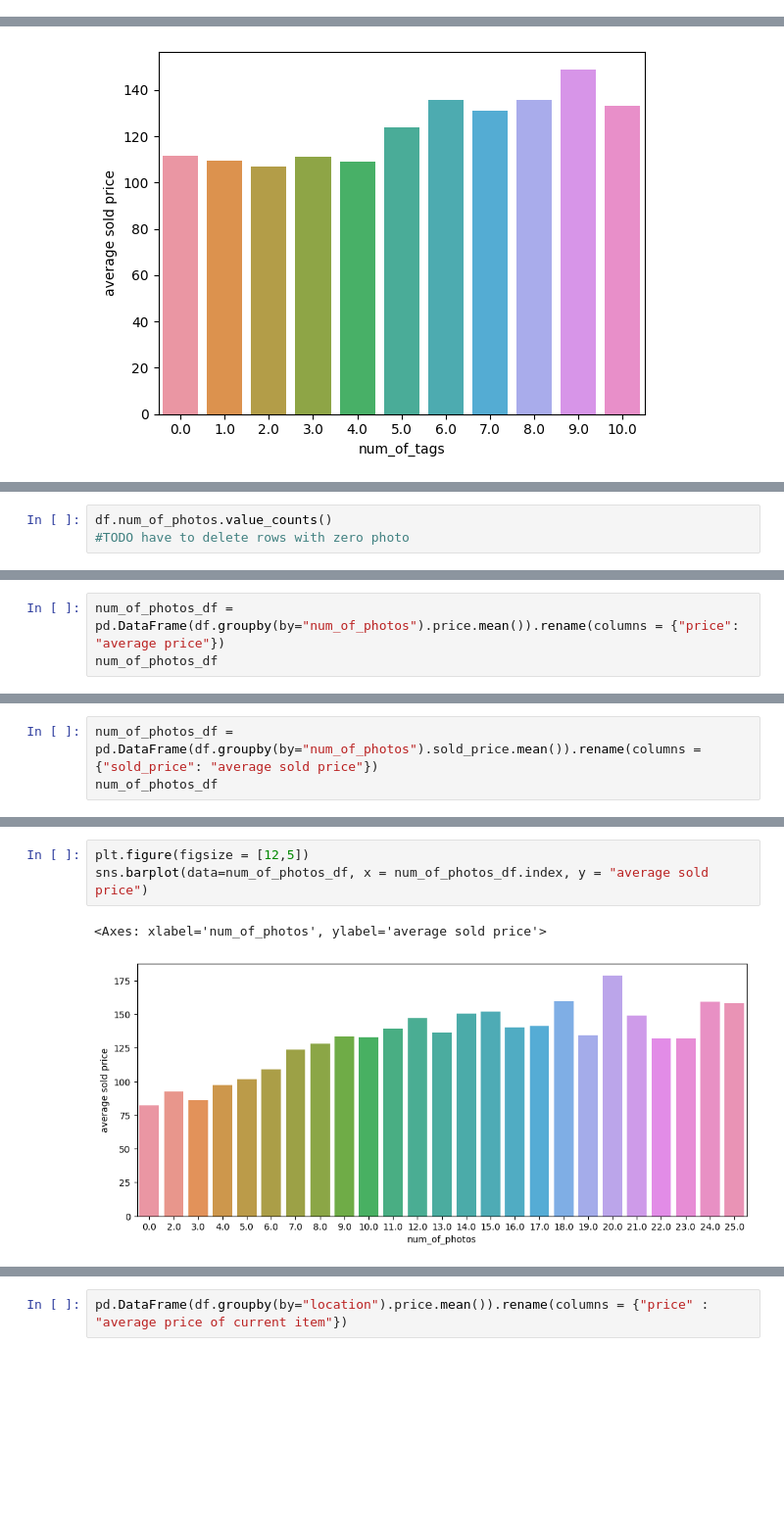
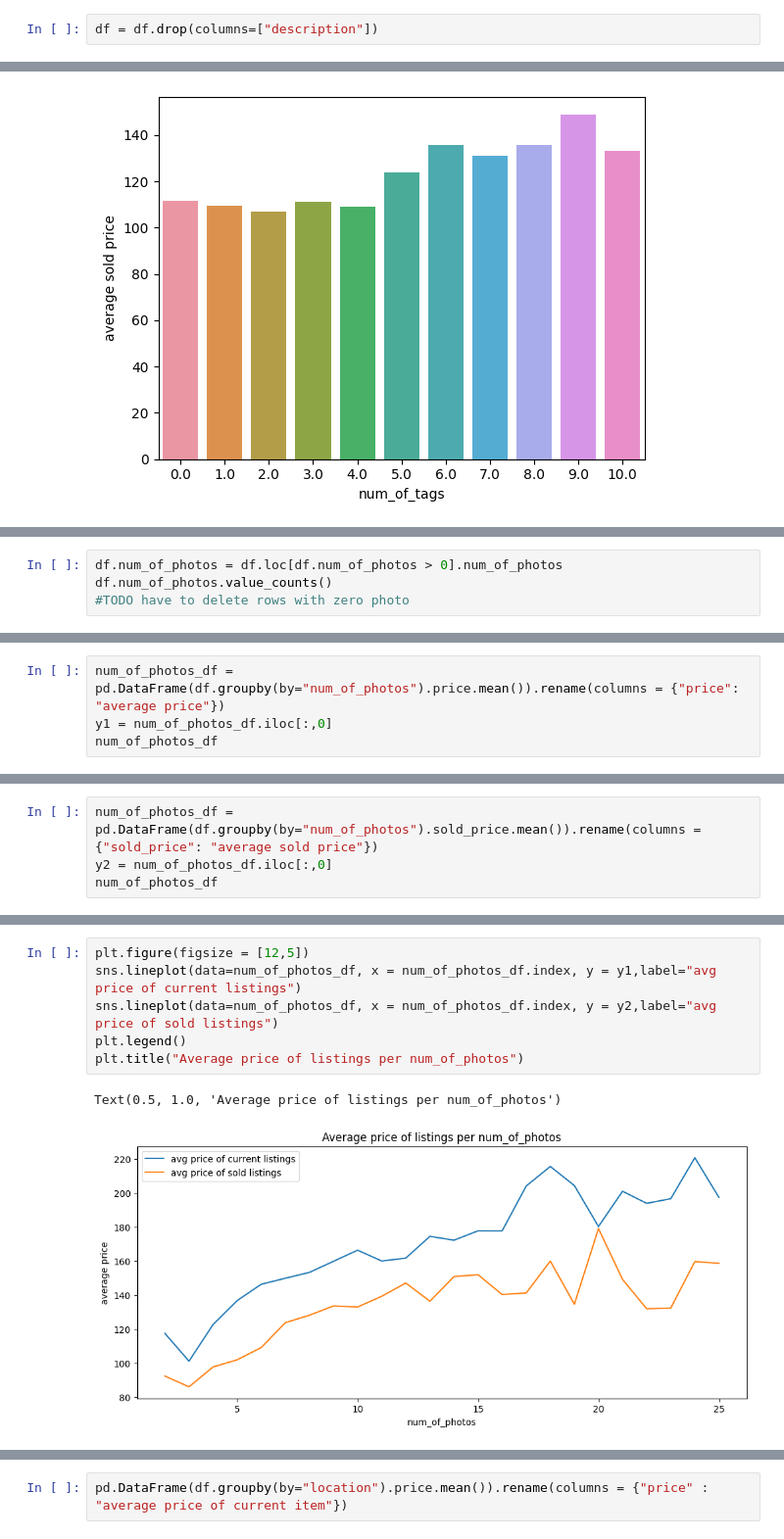
Before and after one commit to kgudalewski/grailed_sales_analysis, a Jupyter notebook: Grailed_data_initial_analysis.ipynb, the cells around one changed output, grey strips where cells are left out. Shown at 98% size. Cells and saved outputs as stored; diff of their text form; blank space fills up the shorter version.

Commit message:
Ended initial data exploration, get final csv file with ML-prepared data

```diff
--- a/Grailed_data_initial_analysis.ipynb
+++ b/Grailed_data_initial_analysis.ipynb
@@ -167,0 +379,2 @@ measurements issue
+# %%
+df = df.drop(columns=["description"])
@@ -230,4 +451,5 @@ num_of_photo issue
 # %%
+df.num_of_photos = df.loc[df.num_of_photos > 0].num_of_photos
 df.num_of_photos.value_counts()
 #TODO have to delete rows with zero photo
 # %% [output]
@@ -250,6 +472,7 @@ df.num_of_photos.value_counts()
 Name: num_of_photos, dtype: int64
 # %%
 num_of_photos_df = pd.DataFrame(df.groupby(by="num_of_photos").price.mean()).rename(columns = {"price": "average price"})
+y1 = num_of_photos_df.iloc[:,0]
 num_of_photos_df
 # %% [output]
 |  | average price |
@@ -279,5 +502,6 @@ sns.barplot(data=num_of_photos_df, x = num_of_photos_df.index, y = "average pric
 # %%
 num_of_photos_df = pd.DataFrame(df.groupby(by="num_of_photos").sold_price.mean()).rename(columns = {"sold_price": "average sold price"})
+y2 = num_of_photos_df.iloc[:,0]
 num_of_photos_df
 # %% [output]
 |  | average sold price |
@@ -301,6 +531,9 @@ num_of_photos_df
 # %%
 plt.figure(figsize = [12,5])
-sns.barplot(data=num_of_photos_df, x = num_of_photos_df.index, y = "average sold price")
+sns.lineplot(data=num_of_photos_df, x = num_of_photos_df.index, y = y1,label="avg price of current listings")
+sns.lineplot(data=num_of_photos_df, x = num_of_photos_df.index, y = y2,label="avg price of sold listings")
+plt.legend()
+plt.title("Average price of listings per num_of_photos")
 # %% [output]
-<Axes: xlabel='num_of_photos', ylabel='average sold price'>
+Text(0.5, 1.0, 'Average price of listings per num_of_photos')
-[figure, old version]
+[figure, new version]
```
Also changed, not shown: parts of 101 cells of this notebook.
